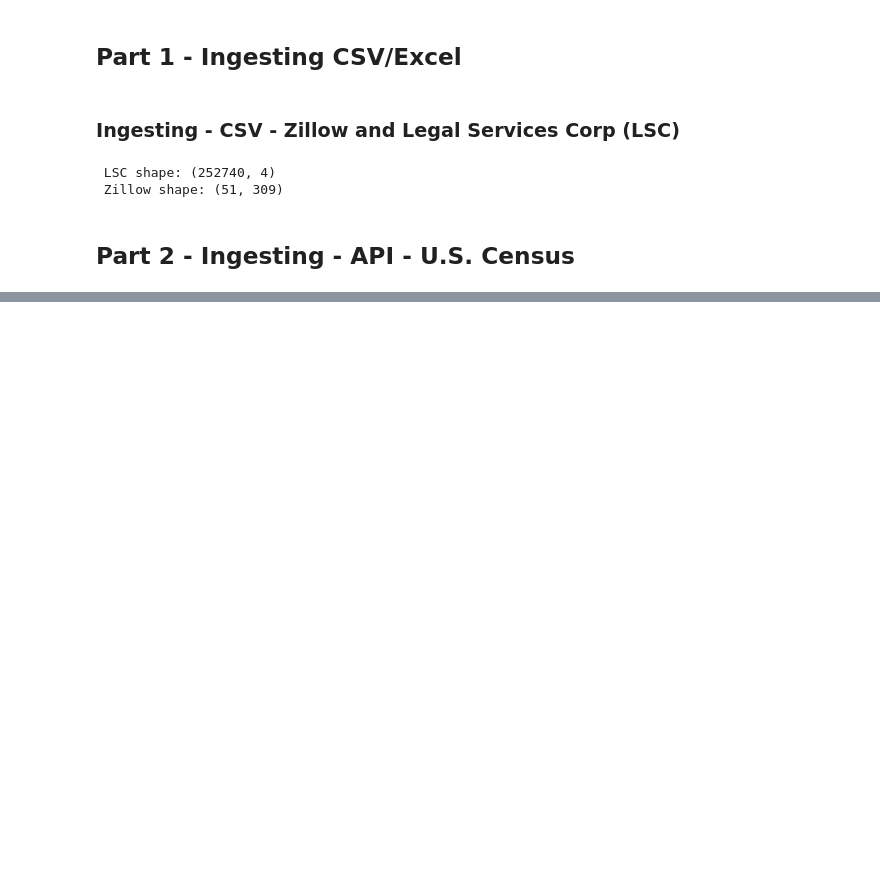
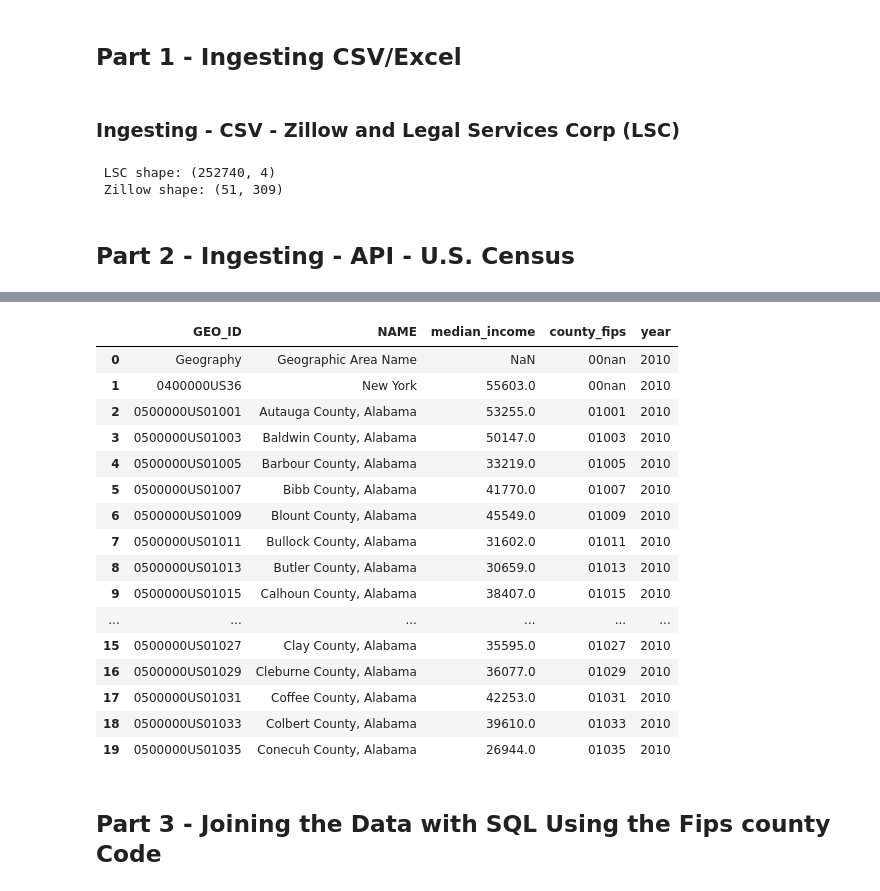
Before and after one commit to TuckerRasbury/coding_sample_eviction-lab_data-engineer, a Jupyter notebook: Eviction_Lab_Data_Engineer_Coding_Sample.ipynb, the cells around one changed output, grey strips where cells are left out. Drawn from its saved outputs; the diff is of its cells as text; code cells hidden in the pictures; blank space fills up the shorter version.

```diff
--- a/Eviction_Lab_Data_Engineer_Coding_Sample.ipynb
+++ b/Eviction_Lab_Data_Engineer_Coding_Sample.ipynb
@@ -135,26 +143,22 @@ CENSUS_API_KEY = '86d117578634c16e49a8242b3a91ee1ee93e7834'
 ## The data I'm targeting herein is the ACS (American Community Survey) 5-year estimates (poverty, rent burden, etc.)
 
 
-# URL and parameters for California counties only
-url = "https://api.census.gov/data/2021/acs/acs5"
-params = {
-    "get": "NAME,B19013_001E",
-    "for": "county:*",
-    "in": "state:06",  # California's FIPS code is 06
-    "key": CENSUS_API_KEY
-}
+### Step 1 - Write a function to retry accessing the data on a loop
+def fetch_with_retry(url, params, retries=3, wait=10):
+    for i in range(retries):
+        try:
+            print(f"Attempt {i+1}")
+            r = requests.get(url, params=params, timeout=15)
+            r.raise_for_status()
+            return r
+        except requests.exceptions.RequestException as e:
+            print(f"Failed: {e}")
+            time.sleep(wait)
+    print("Final attempt failed.")
+    return None
 
-try:
-    response = requests.get(url, params=params, timeout=15)
-    response.raise_for_status()  # Raises an error if needed
-except requests.exceptions.Timeout:
-    print("The request to the Census API timed out. Please try again later.")
-    response = None
-except requests.exceptions.RequestException as e:
-    print(f"API request failed: {e}")
-    response = None
-
-# Process the response
+### Step 2
+response = fetch_with_retry(url, params)
 if response:
     data = response.json()
     df = pd.DataFrame(data[1:], columns=data[0])
@@ -163,5 +167,5 @@ if response:
     df['county_fips'] = df['state'] + df['county']
 
     print(df.head())
-    print("✅ Loaded counties:", df.shape[0])
+    print("Loaded counties:", df.shape[0])
 # %% [output]
@@ -170,0 +253,23 @@ The request to the Census API timed out. Please try again later.
+# %%
+# View More of the Table
+acs_all_years_df.head(20)
+# %% [output]
+|  | GEO_ID | NAME | median_income | county_fips | year |
+| 0 | Geography | Geographic Area Name | NaN | 00nan | 2010 |
+| 1 | 0400000US36 | New York | 55603.0 | 00nan | 2010 |
+| 2 | 0500000US01001 | Autauga County, Alabama | 53255.0 | 01001 | 2010 |
+| 3 | 0500000US01003 | Baldwin County, Alabama | 50147.0 | 01003 | 2010 |
+| 4 | 0500000US01005 | Barbour County, Alabama | 33219.0 | 01005 | 2010 |
+| 5 | 0500000US01007 | Bibb County, Alabama | 41770.0 | 01007 | 2010 |
+| 6 | 0500000US01009 | Blount County, Alabama | 45549.0 | 01009 | 2010 |
+| 7 | 0500000US01011 | Bullock County, Alabama | 31602.0 | 01011 | 2010 |
+| 8 | 0500000US01013 | Butler County, Alabama | 30659.0 | 01013 | 2010 |
+| 9 | 0500000US01015 | Calhoun County, Alabama | 38407.0 | 01015 | 2010 |
+| ... | ... | ... | ... | ... | ... |
+| 15 | 0500000US01027 | Clay County, Alabama | 35595.0 | 01027 | 2010 |
+| 16 | 0500000US01029 | Cleburne County, Alabama | 36077.0 | 01029 | 2010 |
+| 17 | 0500000US01031 | Coffee County, Alabama | 42253.0 | 01031 | 2010 |
+| 18 | 0500000US01033 | Colbert County, Alabama | 39610.0 | 01033 | 2010 |
+| 19 | 0500000US01035 | Conecuh County, Alabama | 26944.0 | 01035 | 2010 |
+# %% [markdown]
+## Part 3 - Joining the Data with SQL Using the Fips county Code
```
Also changed, not shown: parts of 8 cells of this notebook.
